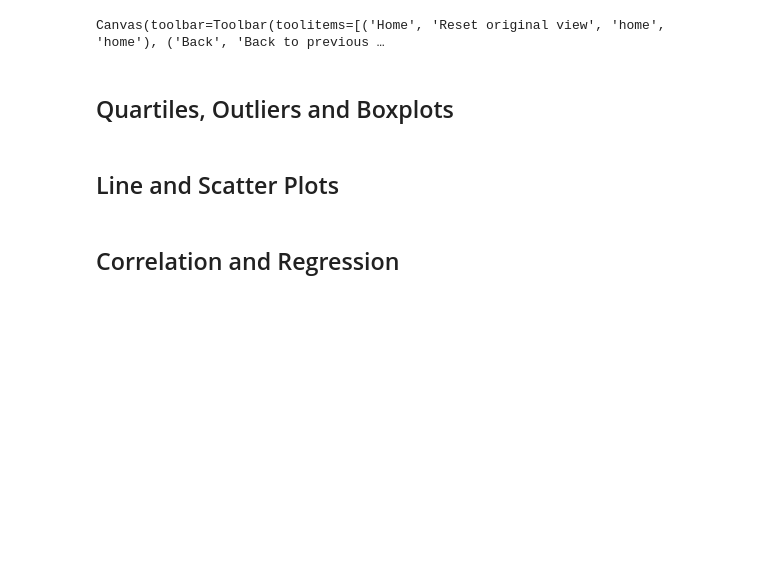
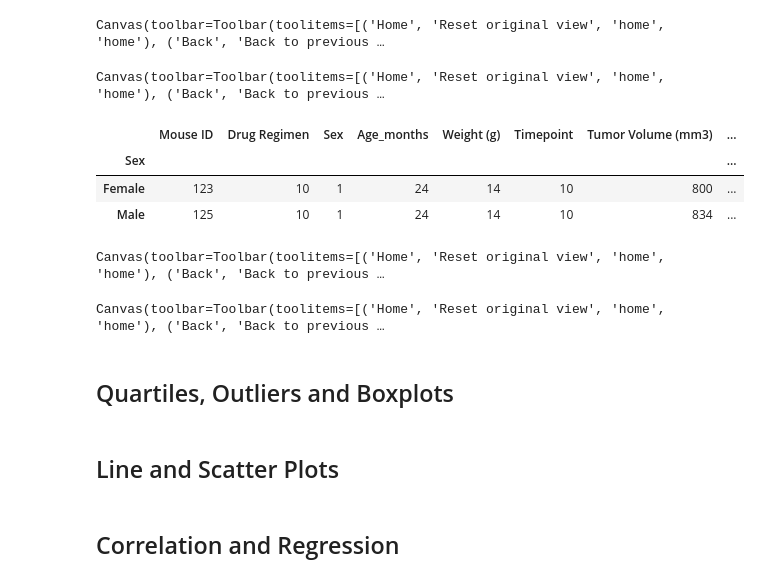
Before and after one commit to SofiaAS1/Pymaceuticals-Inc, a Jupyter notebook: 05-Matplotlib/Instructions/Pymaceuticals/pymaceuticals_starter.ipynb, the cells around one changed output. Drawn from its saved outputs; the diff is of its cells as text; code cells hidden in the pictures; blank space fills up the shorter version.

```diff
--- a/05-Matplotlib/Instructions/Pymaceuticals/pymaceuticals_starter.ipynb
+++ b/05-Matplotlib/Instructions/Pymaceuticals/pymaceuticals_starter.ipynb
@@ -316,13 +315,23 @@ m45 = mice.loc[mice["Timepoint"] == 45, :]
 m45.set_index('Drug Regimen', inplace = True, append = True)
 m45.reset_index(level = 0, inplace = True, col_level = 1)
 mcount = m45.groupby('Drug Regimen').count()["Mouse ID"]
+plt.figure(figsize=(8,6.25))
 mcount.plot(kind="bar", facecolor="blue")
-plt.title("Number of Live Mice per Treatmeant at End of Study")
+plt.title("Total Number of Mice (Alive) for Each Treatment Throughout the Course of the Study")
 plt.xlabel("Drug Regimen")
-plt.ylabel("Number of live Mice")
-plt.xlim(-1, len(x_axis)+.5)
-plt.ylim(0, max(mcounts)+5)
+plt.ylabel("Number of Mice")
+plt.xlim(-.75, len(x_axis))
+plt.ylim(0, max(mcounts)+2)
 plt.xticks(tick_locations, drug_regimens,rotation=45)
 plt.show()
+# %% [output]
+Canvas(toolbar=Toolbar(toolitems=[('Home', 'Reset original view', 'home', 'home'), ('Back', 'Back to previous …
 # %%
 # Generate a pie plot showing the distribution of female versus male mice using pandas
+sex = clnr_combo_d.groupby("Sex").nunique()
+sex
+# %% [output]
+|  | Mouse ID | Drug Regimen | Sex | Age_months | Weight (g) | Timepoint | Tumor Volume (mm3) | ... |
+| Sex |  |  |  |  |  |  |  | ... |
+| Female | 123 | 10 | 1 | 24 | 14 | 10 | 800 | ... |
+| Male | 125 | 10 | 1 | 24 | 14 | 10 | 834 | ... |
@@ -331,3 +338,27 @@ plt.show()
+# %%
+sex = ["female", "male"]
+s_nums = [123, 125]
+colors = ["lightcoral", "lightskyblue"]
+explode = (0.05, 0)
+plt.figure(figsize=(4,4))
+plt.title("Distribution of Female Versus Male Mice")
+plt.pie(s_nums, explode=explode, labels=sex, colors=colors,
+        autopct="%1.1f%%", shadow=True, startangle=140)
+plt.axis("equal")
+plt.show()
+# %% [output]
+Canvas(toolbar=Toolbar(toolitems=[('Home', 'Reset original view', 'home', 'home'), ('Back', 'Back to previous …
+# %%
+# Generate a pie plot showing the distribution of female versus male mice using pyplot
+pysex = clnr_combo_d.Sex.value_counts()
+gender_list = pysex.index.values
+colors = ["lightskyblue","lightcoral"]
+plt.figure(figsize=(4,4))
+pysex.plot(kind="pie", y=gender_list, title ="Distribution of Female Versus Male Mice",colors=colors, autopct="%1.1f%%", shadow=True, startangle=140)
+plt.axis("equal")
+plt.show()
+# %% [output]
+Canvas(toolbar=Toolbar(toolitems=[('Home', 'Reset original view', 'home', 'home'), ('Back', 'Back to previous …
 # %% [markdown]
 ## Quartiles, Outliers and Boxplots
 # %%
```
Also changed, not shown: parts of 4 cells of this notebook.
